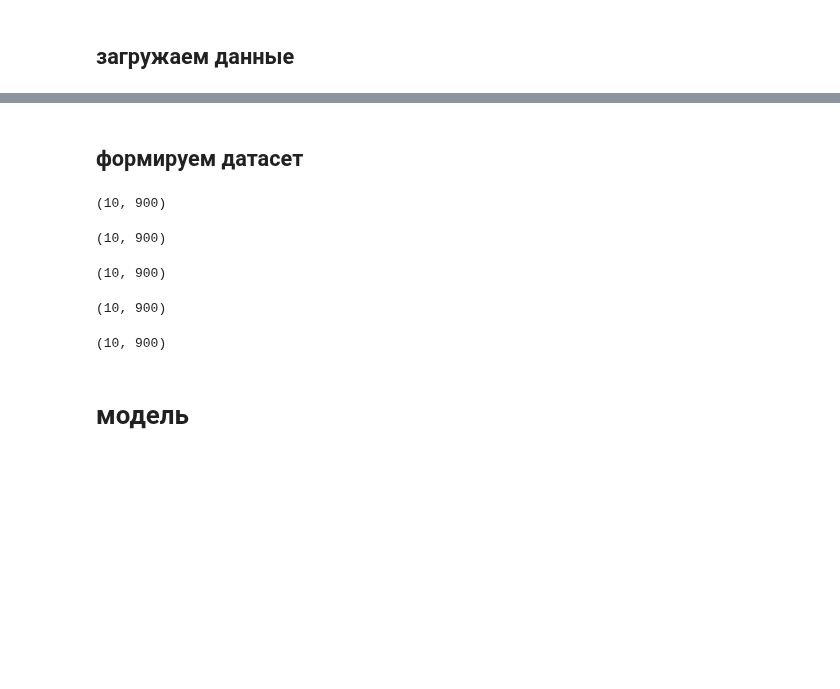
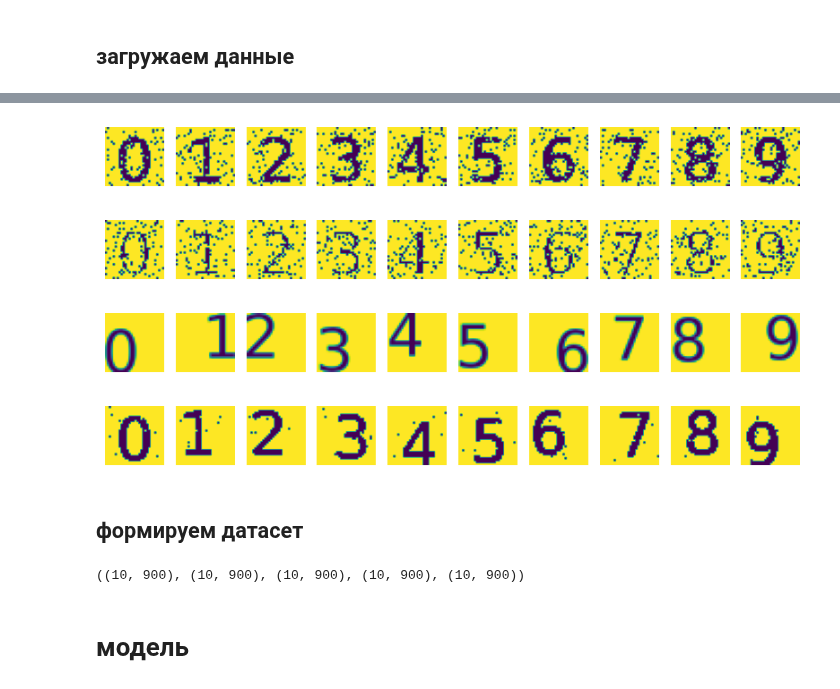
Before and after one commit to mechanoid5/ml_lectorium_2024_I, a Jupyter notebook: examples/18-hopfield/03-hamming.ipynb, the cells around one changed output, grey strips where cells are left out. Drawn from its saved outputs; the diff is of its cells as text; code cells hidden in the pictures; blank space fills up the shorter version.

```diff
--- a/examples/18-hopfield/03-hamming.ipynb
+++ b/examples/18-hopfield/03-hamming.ipynb
@@ -37,0 +37,10 @@ plot_images(test3,(7,2))
+# %%
+plot_images(data_test_0, (len(data_test_0), 2))
+plot_images(data_test_1, (len(data_test_1), 2))
+plot_images(data_test_2, (len(data_test_2), 2))
+plot_images(data_test_3, (len(data_test_3), 2))
+# %% [output]
+[figure, added]
+[figure, added]
+[figure, added]
+[figure, added]
@@ -42,18 +54,20 @@ import numpy as np
 # %%
-(w,h),n = ideal[0].shape,len(ideal)
-x_train = np.sign( 127.-np.stack(ideal).reshape(n,w*h) )
+n,w,h = data_train.shape
+x_train = np.sign( 254.-data_train ).reshape(n,w*h)
 
-# (w,h),n = test[0].shape,len(test)
-x_test0 = np.sign( 127.-np.stack(test0).reshape(n,w*h) )
-x_test1 = np.sign( 127.-np.stack(test1).reshape(n,w*h) )
-x_test2 = np.sign( 127.-np.stack(test2).reshape(n,w*h) )
-x_test3 = np.sign( 127.-np.stack(test3).reshape(n,w*h) )
+n,w,h = data_test_0.shape
+x_test_0 = np.sign( 254.-data_test_0 ).reshape(n,w*h)
 
-display( x_train.shape, x_test0.shape, x_test1.shape, x_test2.shape, x_test3.shape )
+n,w,h = data_test_1.shape
+x_test_1 = np.sign( 254.-data_test_1 ).reshape(n,w*h)
+
+n,w,h = data_test_2.shape
+x_test_2 = np.sign( 254.-data_test_2 ).reshape(n,w*h)
+
+n,w,h = data_test_3.shape
+x_test_3 = np.sign( 254.-data_test_3 ).reshape(n,w*h)
+
+display(( x_train.shape, x_test_0.shape, x_test_1.shape, x_test_2.shape, x_test_3.shape ))
 # %% [output]
-(10, 900)
+((10, 900), (10, 900), (10, 900), (10, 900), (10, 900))
-(10, 900)
-(10, 900)
-(10, 900)
-(10, 900)
 # %%
```
Also changed, not shown: parts of 18 cells of this notebook, 8 other files.
